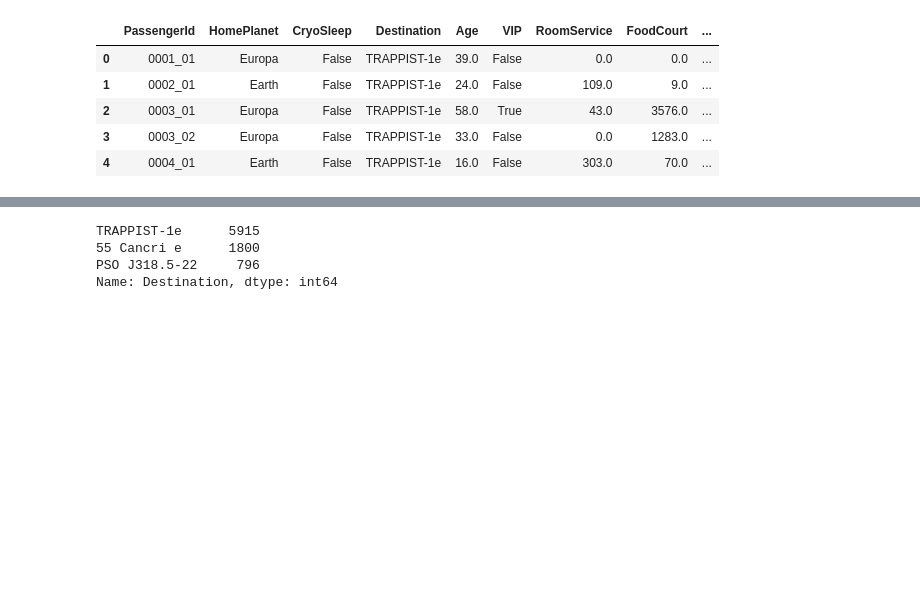
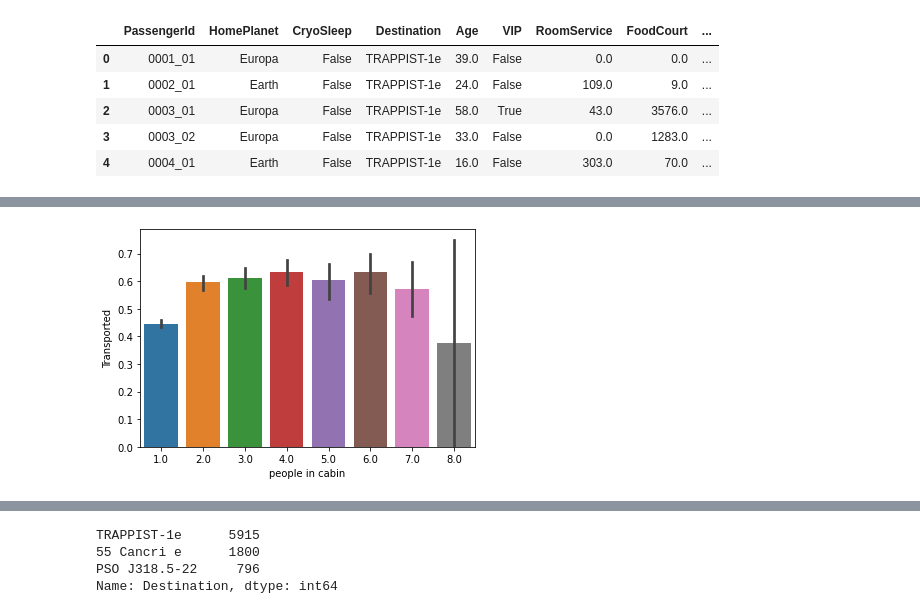
Before and after one commit to ahendricks2/Spaceship_Titanic, a Jupyter notebook: Main_Notebook.ipynb, the cells around one changed output, grey strips where cells are left out. Saved outputs shown, nothing was run; the diff lists cells and outputs as text; code cells hidden in the pictures; blank space fills up the shorter version.

```diff
--- a/Main_Notebook.ipynb
+++ b/Main_Notebook.ipynb
@@ -140,0 +156,4 @@ full_df.head()
+# %%
+sns.barplot(x='people in cabin',y='Transported',data=full_df);
+# %% [output]
+[figure, added]
```
Also changed, not shown: parts of 22 cells of this notebook.
